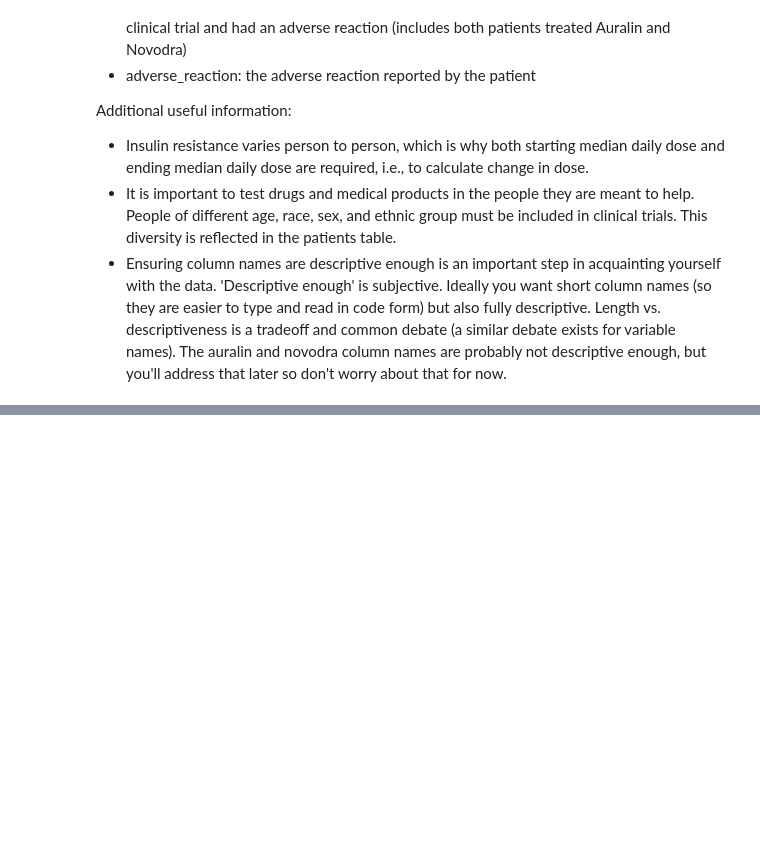
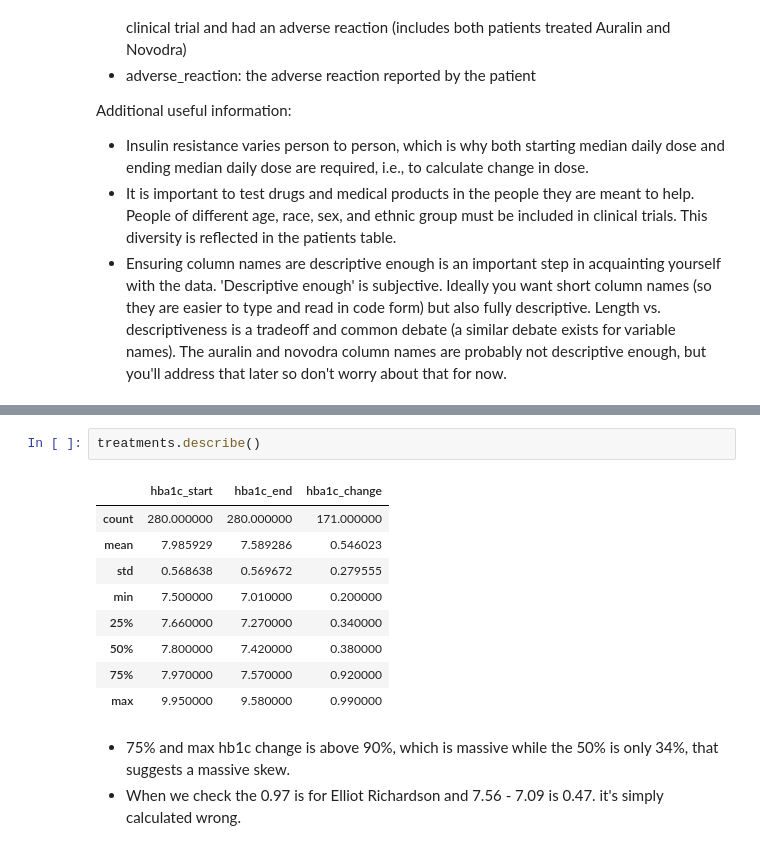
Before and after one commit to freena22/Data-Wrangling, a Jupyter notebook: Data_Assessing.ipynb, the cells around one changed output, grey strips where cells are left out. Cells and saved outputs as stored; diff of their text form; blank space fills up the shorter version.

```diff
--- a/Data_Assessing.ipynb
+++ b/Data_Assessing.ipynb
@@ -96,3 +177,18 @@ Additional useful information:
+# %%
+treatments.describe()
+# %% [output]
+|  | hba1c_start | hba1c_end | hba1c_change |
+| count | 280.000000 | 280.000000 | 171.000000 |
+| mean | 7.985929 | 7.589286 | 0.546023 |
+| std | 0.568638 | 0.569672 | 0.279555 |
+| min | 7.500000 | 7.010000 | 0.200000 |
+| 25% | 7.660000 | 7.270000 | 0.340000 |
+| 50% | 7.800000 | 7.420000 | 0.380000 |
+| 75% | 7.970000 | 7.570000 | 0.920000 |
+| max | 9.950000 | 9.580000 | 0.990000 |
+# %% [markdown]
+- 75% and max hb1c change is above 90%, which is massive while the 50% is only 34%, that suggests a massive skew.
+- When we check the 0.97 is for Elliot Richardson and 7.56 - 7.09 is 0.47. it's simply calculated wrong.
 # %% [markdown]
 ### Quality
 
```
Also changed, not shown: parts of 9 cells of this notebook.
